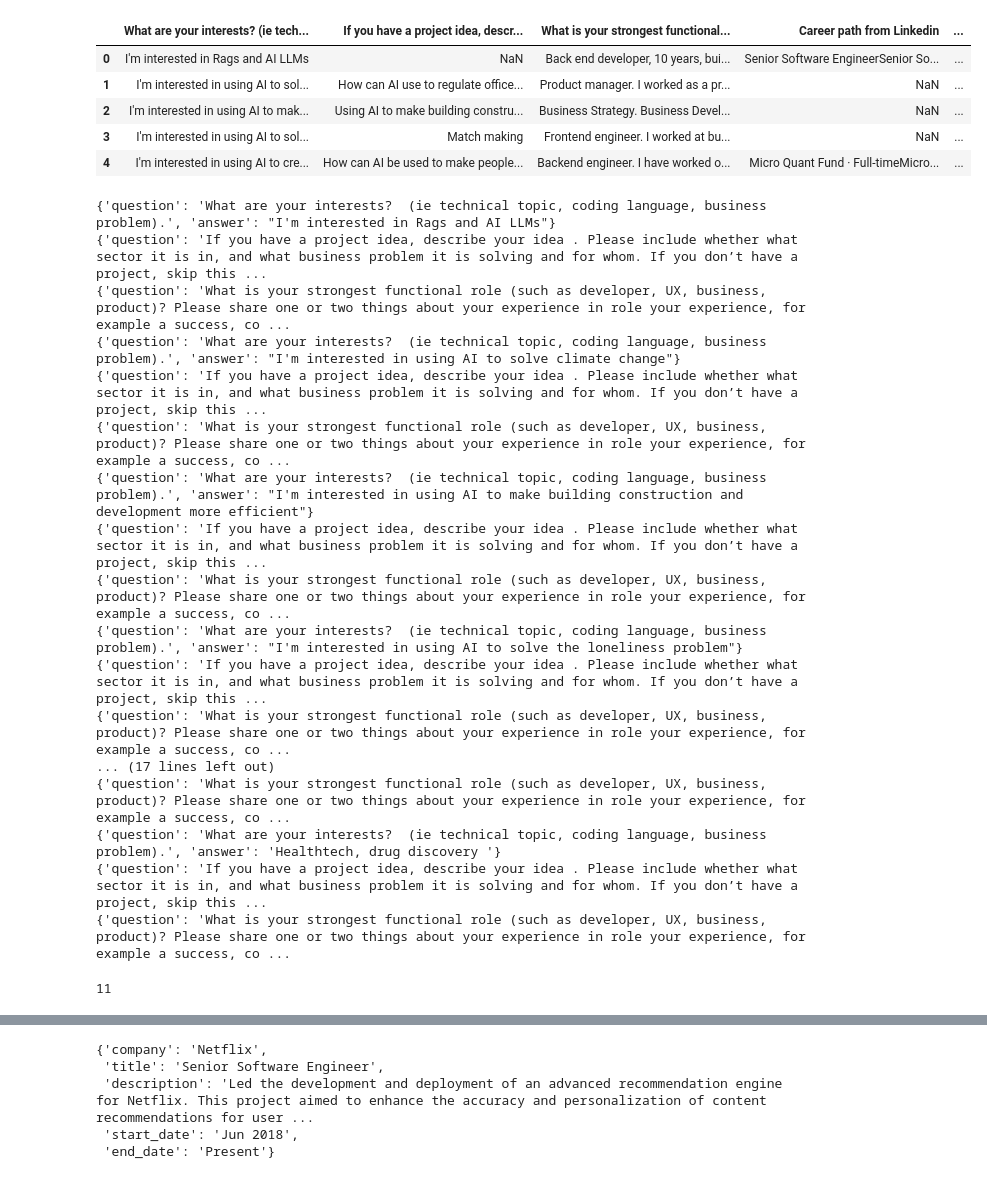
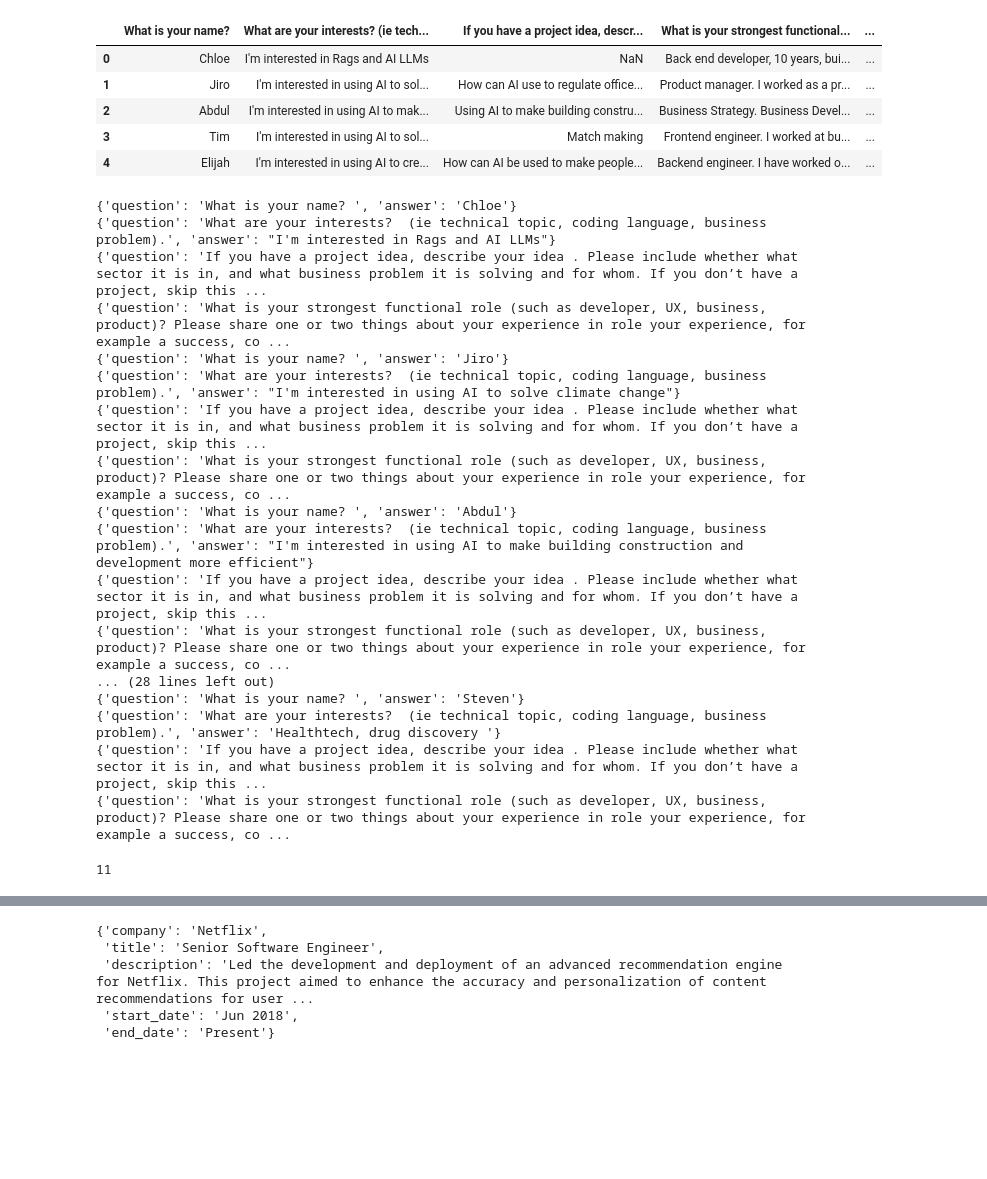
Before and after one commit to nehiljain/kinconnect, a Jupyter notebook: kinconnect_api/notebooks/create_synthetic_profiles.ipynb, the cells around one changed output, grey strips where cells are left out. Drawn from its saved outputs; the diff is of its cells as text; code cells hidden in the pictures; blank space fills up the shorter version.

```diff
--- a/kinconnect_api/notebooks/create_synthetic_profiles.ipynb
+++ b/kinconnect_api/notebooks/create_synthetic_profiles.ipynb
@@ -5,6 +5,6 @@ from kinconnect_api.config import RAW_DATA_DIR, load_dotenv
 load_dotenv()
 # fake_profile_data = pd.read_csv(f"{RAW_DATA_DIR}/fake_profile_data.csv")
 # fake_profile_data.head()
-fake_profile_data = pd.read_csv(f"{RAW_DATA_DIR}/fake_profile_data_2.tsv", sep="\t")
+fake_profile_data = pd.read_csv(f"{RAW_DATA_DIR}/fake_profile_data_3.tsv", sep="\t")
 fake_profile_data.head()
 # %% [output]
@@ -12,9 +12,9 @@ fake_profile_data.head()
-|  | What are your interests? (ie tech... | If you have a project idea, descr... | What is your strongest functional... | Career path from Linkedin | ... |
-| 0 | I'm interested in Rags and AI LLMs | NaN | Back end developer, 10 years, bui... | Senior Software EngineerSenior So... | ... |
-| 1 | I'm interested in using AI to sol... | How can AI use to regulate office... | Product manager. I worked as a pr... | NaN | ... |
-| 2 | I'm interested in using AI to mak... | Using AI to make building constru... | Business Strategy. Business Devel... | NaN | ... |
-| 3 | I'm interested in using AI to sol... | Match making | Frontend engineer. I worked at bu... | NaN | ... |
-| 4 | I'm interested in using AI to cre... | How can AI be used to make people... | Backend engineer. I have worked o... | Micro Quant Fund · Full-timeMicro... | ... |
+|  | What is your name? | What are your interests? (ie tech... | If you have a project idea, descr... | What is your strongest functional... | ... |
+| 0 | Chloe | I'm interested in Rags and AI LLMs | NaN | Back end developer, 10 years, bui... | ... |
+| 1 | Jiro | I'm interested in using AI to sol... | How can AI use to regulate office... | Product manager. I worked as a pr... | ... |
+| 2 | Abdul | I'm interested in using AI to mak... | Using AI to make building constru... | Business Strategy. Business Devel... | ... |
+| 3 | Tim | I'm interested in using AI to sol... | Match making | Frontend engineer. I worked at bu... | ... |
+| 4 | Elijah | I'm interested in using AI to cre... | How can AI be used to make people... | Backend engineer. I have worked o... | ... |
 # %%
 profile_list = []
 
@@ -33,7 +33,7 @@ for index, row in fake_profile_data.iterrows():
         qa_pair = {"question": column, "answer": row[column]}
         profile_dict['questions_and_answers'].append(qa_pair)
         print(qa_pair)
-        if counter >= 2:
+        if counter >= 3:
             break
         counter += 1
     profile_details_list.append(profile_dict)
@@ -43,20 +43,20 @@ formatted_profiles = [f'\n\n'.join(f"## {pair['question']}: \n {pair['answer']}"
 formatted_profile_details = [f'\n\n'.join(f"## {pair['question']}: \n {pair['answer']}" for pair in profile['questions_and_answers']) for profile in profile_details_list]
 len(formatted_profiles)
 # %% [output]
+{'question': 'What is your name? ', 'answer': 'Chloe'}
 {'question': 'What are your interests?  (ie technical topic, coding language, business problem).', 'answer': "I'm interested in Rags and AI LLMs"}
 {'question': 'If you have a project idea, describe your idea . Please include whether what sector it is in, and what business problem it is solving and for whom. If you don’t have a project, skip this ...
 {'question': 'What is your strongest functional role (such as developer, UX, business, product)? Please share one or two things about your experience in role your experience, for example a success, co ...
+{'question': 'What is your name? ', 'answer': 'Jiro'}
 {'question': 'What are your interests?  (ie technical topic, coding language, business problem).', 'answer': "I'm interested in using AI to solve climate change"}
 {'question': 'If you have a project idea, describe your idea . Please include whether what sector it is in, and what business problem it is solving and for whom. If you don’t have a project, skip this ...
 {'question': 'What is your strongest functional role (such as developer, UX, business, product)? Please share one or two things about your experience in role your experience, for example a success, co ...
+{'question': 'What is your name? ', 'answer': 'Abdul'}
 {'question': 'What are your interests?  (ie technical topic, coding language, business problem).', 'answer': "I'm interested in using AI to make building construction and development more efficient"}
 {'question': 'If you have a project idea, describe your idea . Please include whether what sector it is in, and what business problem it is solving and for whom. If you don’t have a project, skip this ...
 {'question': 'What is your strongest functional role (such as developer, UX, business, product)? Please share one or two things about your experience in role your experience, for example a success, co ...
-{'question': 'What are your interests?  (ie technical topic, coding language, business problem).', 'answer': "I'm interested in using AI to solve the loneliness problem"}
-{'question': 'If you have a project idea, describe your idea . Please include whether what sector it is in, and what business problem it is solving and for whom. If you don’t have a project, skip this ...
-{'question': 'What is your strongest functional role (such as developer, UX, business, product)? Please share one or two things about your experience in role your experience, for example a success, co ...
-... (17 lines left out)
-{'question': 'What is your strongest functional role (such as developer, UX, business, product)? Please share one or two things about your experience in role your experience, for example a success, co ...
+... (28 lines left out)
+{'question': 'What is your name? ', 'answer': 'Steven'}
 {'question': 'What are your interests?  (ie technical topic, coding language, business problem).', 'answer': 'Healthtech, drug discovery '}
 {'question': 'If you have a project idea, describe your idea . Please include whether what sector it is in, and what business problem it is solving and for whom. If you don’t have a project, skip this ...
 {'question': 'What is your strongest functional role (such as developer, UX, business, product)? Please share one or two things about your experience in role your experience, for example a success, co ...
```
Also changed, not shown: parts of 7 cells of this notebook, 4 other files.
